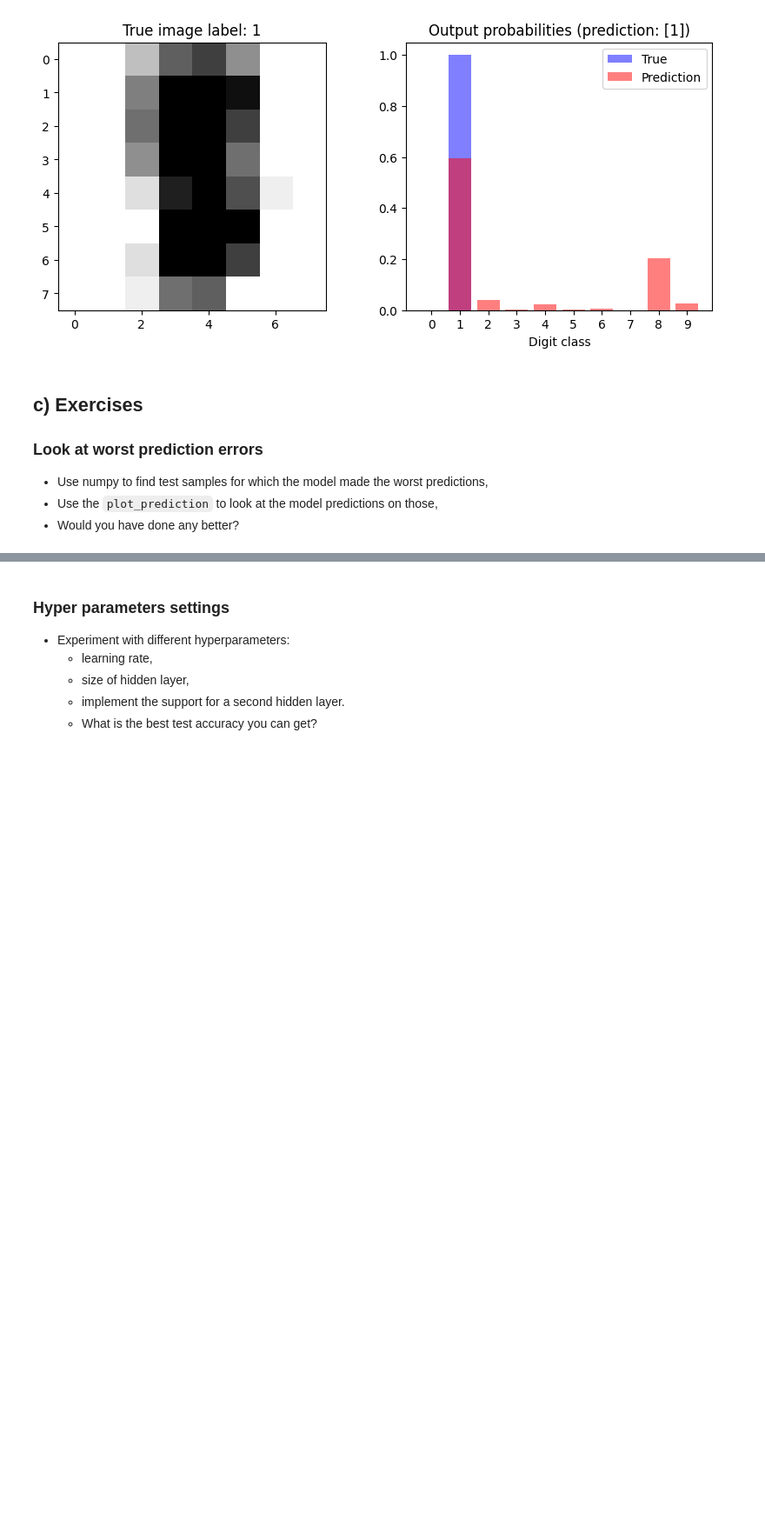
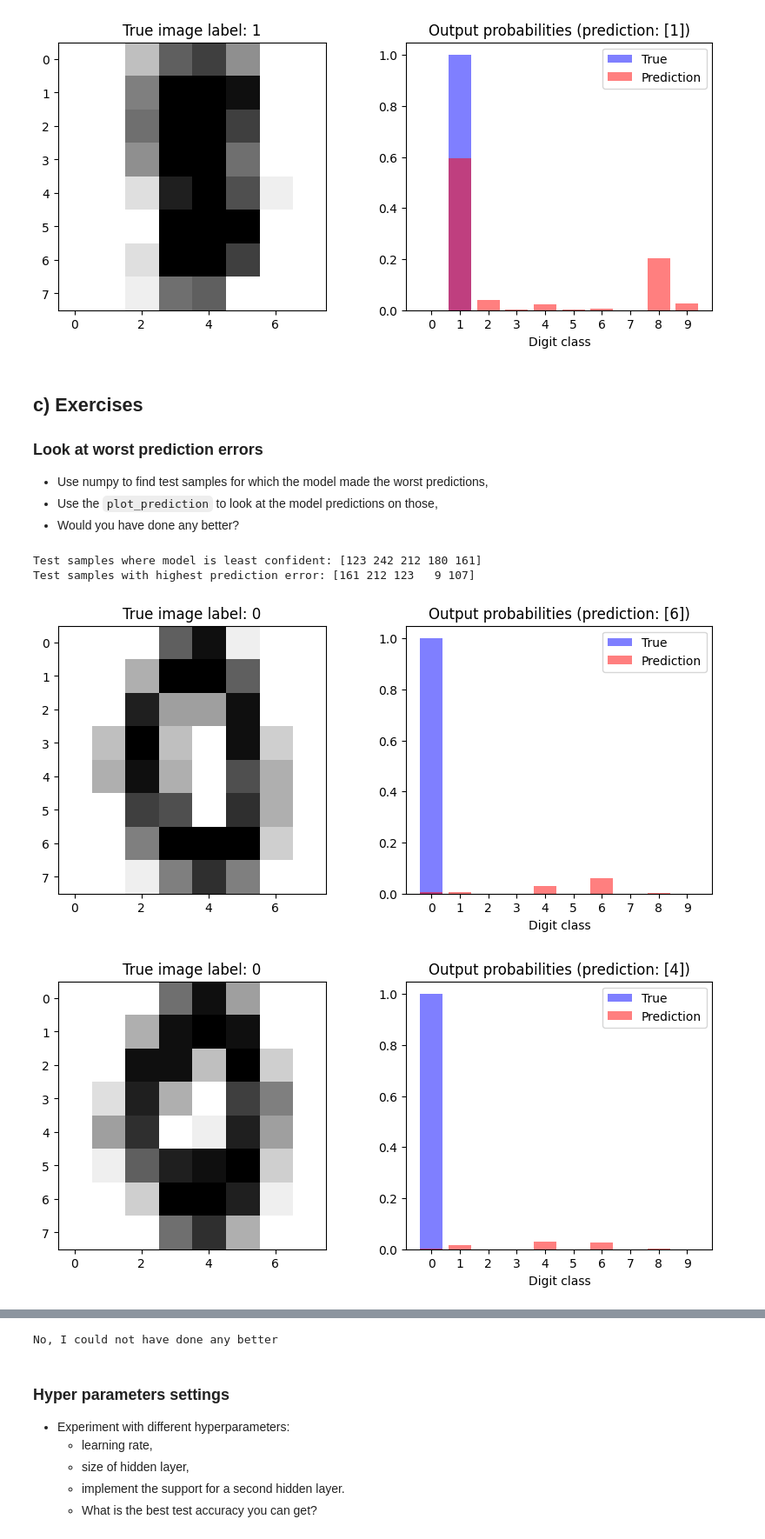
Before and after one commit to joeypohie/deep_learning, a Jupyter notebook: 01_materials/labs/lab_2.ipynb, the cells around one changed output, grey strips where cells are left out. Shown at 87% size. Drawn from its saved outputs; the diff is of its cells as text; code cells hidden in the pictures; blank space fills up the shorter version.

```diff
--- a/01_materials/labs/lab_2.ipynb
+++ b/01_materials/labs/lab_2.ipynb
@@ -542,0 +541,29 @@ plot_prediction(model, sample_idx=4)
+# %%
+# Get model predictions on test set
+y_pred_probs = model.forward(X_test)  # Softmax probabilities
+y_pred_labels = np.argmax(y_pred_probs, axis=1)   # Predicted class labels
+
+# Get ground truth labels
+y_true = y_test
+
+# Compute confidence of predictions (max probability per sample)
+confidence = np.max(y_pred_probs, axis=1)
+
+# Compute absolute error between predicted probability and correct label
+y_true_onehot = one_hot(model.output_size, y_true)  # Convert y_true to one-hot
+true_class_probs = np.sum(y_true_onehot * y_pred_probs, axis=1)  # Extract probabilities for true classes
+prediction_errors = 1 - true_class_probs  # Higher values mean worse predictions
+# %%
+worst_confidence_indices = np.argsort(confidence)[:5]  # Find lowest 5 confidence predictions
+print("Test samples where model is least confident:", worst_confidence_indices)
+
+worst_error_indices = np.argsort(prediction_errors)[-5:]  # Find 5 worst misclassified samples
+print("Test samples with highest prediction error:", worst_error_indices)
+
+for idx in worst_error_indices:
+    plot_prediction(model, sample_idx=idx)
+# %% [output]
+Test samples where model is least confident: [123 242 212 180 161]
+Test samples with highest prediction error: [161 212 123   9 107]
+[figure, added]
+[figure, added]
@@ -543,3 +573,7 @@ plot_prediction(model, sample_idx=4)
+# %%
+print("No, I could not have done any better")
+# %% [output]
+No, I could not have done any better
 # %% [markdown]
 ### Hyper parameters settings
 
```
Also changed, not shown: parts of 7 cells of this notebook.
